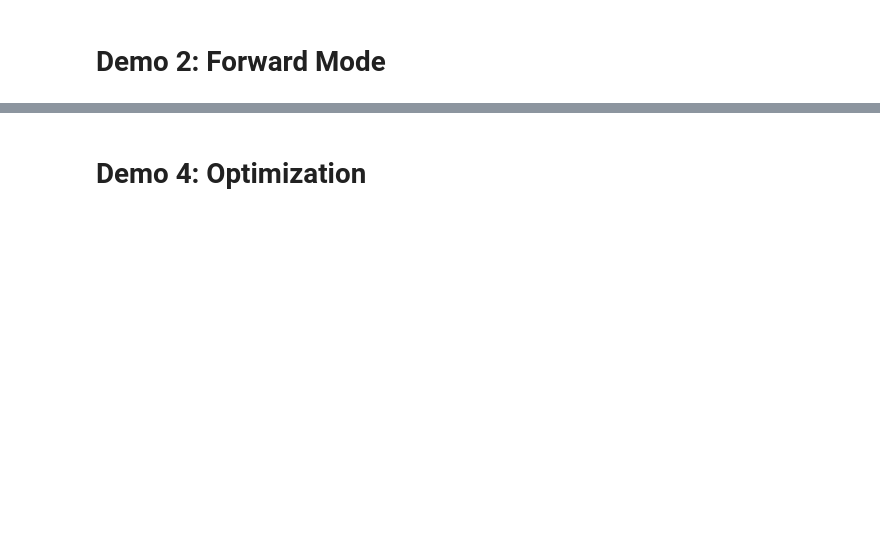
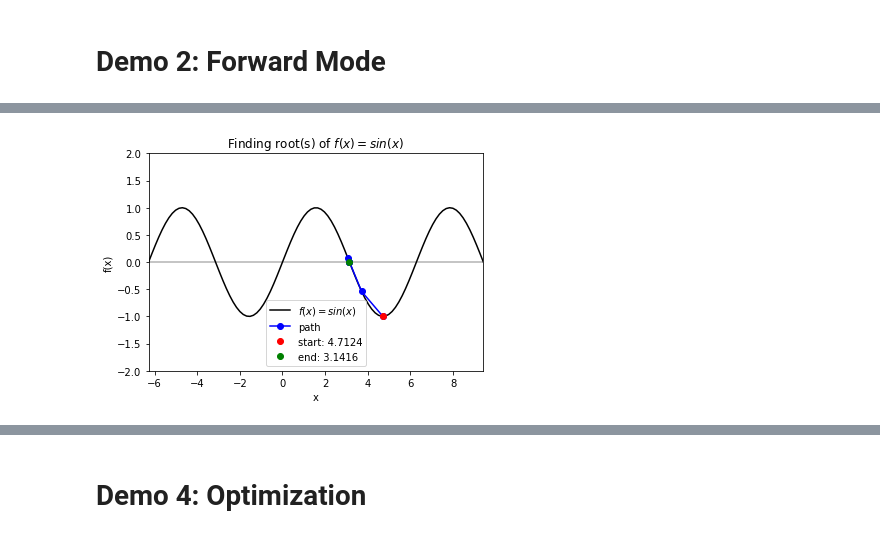
Before and after one commit to cs207-group19/Automatic-Differentiation, a Jupyter notebook: demos/Presentation.ipynb, the cells around one changed output, grey strips where cells are left out. Drawn from its saved outputs; the diff is of its cells as text; code cells hidden in the pictures; blank space fills up the shorter version.

```diff
--- a/demos/Presentation.ipynb
+++ b/demos/Presentation.ipynb
@@ -16,0 +120,7 @@ import spline as sp
+# %%
+x = da.Var([np.pi/2], [1, 0, 0])
+y = da.Var([3], [0, 1, 0])
+z = da.Var([-2], [0, 0, 1])
+f = da.Var([np.sin(x), 4 * y + z ** 3])
+print('\n Value: {} \n\n Derivative: \n{}'.format(f.val, f.der))
+print('\n Expect value of [1, 4], jacobian of [[0 0 0], [0 4 12]]')
@@ -16,0 +147,20 @@ import spline as sp
+# %%
+# define f function
+f_string = 'f(x) = sin(x)'
+
+def f(x):
+    return np.sin(x)
+
+# start at 3*pi/2
+x0 = 3*np.pi/2
+
+# finding the root
+for val in [np.pi - 0.25, np.pi, 1.5 * np.pi, 2 * np.pi - 0.25, 2 * np.pi + 0.25]:
+    solution, x_path, y_path = rf.NewtonRoot(f, x0)
+
+# visualize the trace
+x_lims = -2 * np.pi, 3 * np.pi
+y_lims = -2, 2
+rf.plot_results(f, x_path, y_path, f_string, x_lims, y_lims)
+# %% [output]
+[figure, added]
```
Also changed, not shown: parts of 50 cells of this notebook.
